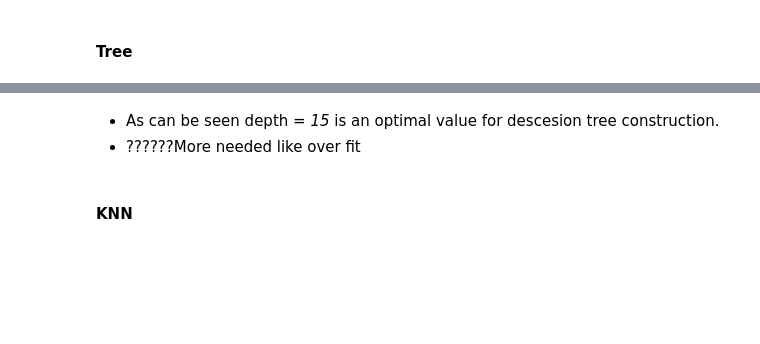
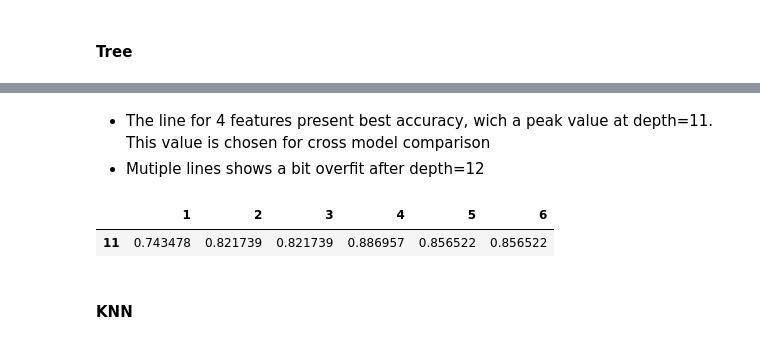
Before and after one commit to Mooophy/158222, a Jupyter notebook: as3/As3.ipynb, the cells around one changed output, grey strips where cells are left out. Cells and saved outputs as stored; diff of their text form; code cells hidden in the pictures; blank space fills up the shorter version.

```diff
--- a/as3/As3.ipynb
+++ b/as3/As3.ipynb
@@ -177,6 +135,11 @@ tree_matrix_df
-# %% [markdown]
-* As can be seen depth = *15* is an optimal value for descesion tree construction.
-* ??????More needed like over fit
+# %% [markdown]
+* The line for 4 features present best accuracy, wich a peak value at depth=11. This value is chosen for cross model comparison
+* Mutiple lines shows a bit overfit after depth=12
+# %%
+tree_matrix_df[tree_matrix_df.index==11]
+# %% [output]
+|  | 1 | 2 | 3 | 4 | 5 | 6 |
+| 11 | 0.743478 | 0.821739 | 0.821739 | 0.886957 | 0.856522 | 0.856522 |
 # %% [markdown]
 #### KNN
 # %%
```
Also changed, not shown: parts of 11 cells of this notebook.
